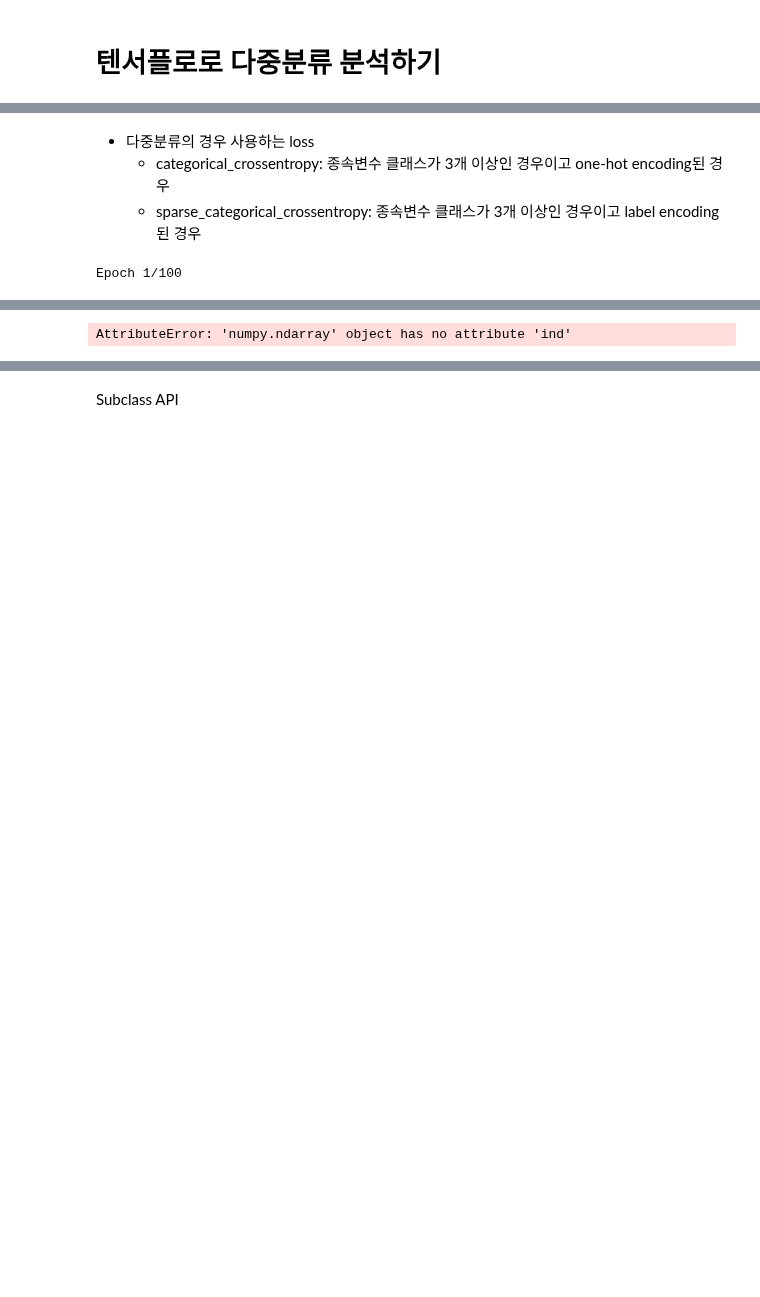
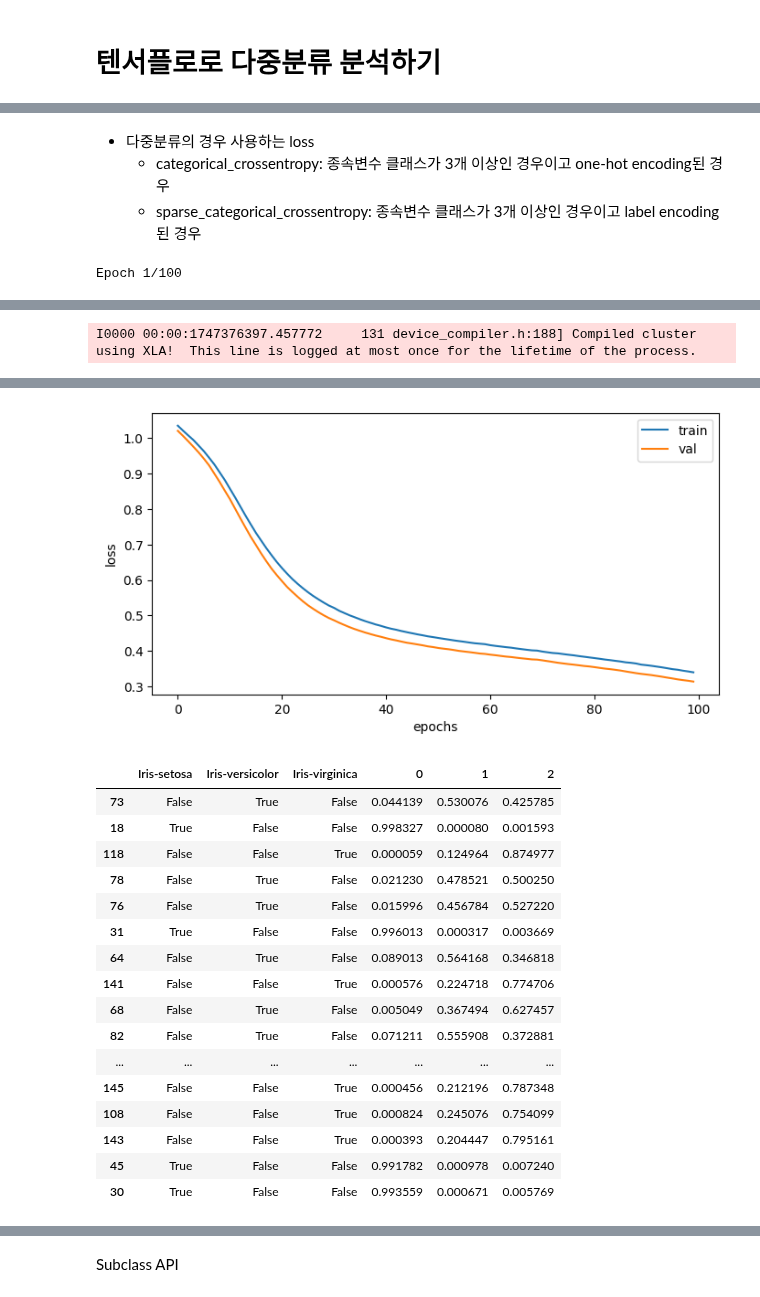
Before and after one commit to Peter-BoBo/fintech, a Jupyter notebook: 06deep_learning/03텐서플로우로_다중분류하기.ipynb, the cells around one changed output, grey strips where cells are left out. Drawn from its saved outputs; the diff is of its cells as text; code cells hidden in the pictures; blank space fills up the shorter version.

```diff
--- a/06deep_learning/03텐서플로우로_다중분류하기.ipynb
+++ b/06deep_learning/03텐서플로우로_다중분류하기.ipynb
@@ -112,9 +192,9 @@ from keras.layers import Dense, Input
 # %%
 model = Sequential()
-model.add(Input(shape=(mms_X_train.shape[1],)))
+model.add(Input(shape=(mms_X_train.shape[1], )))
 model.add(Dense(16, activation='relu'))
 model.add(Dense(8, activation='relu'))
 model.add(Dense(4, activation='relu'))
-model.add(Dense(1, activation='softmax'))
+model.add(Dense(3, activation="softmax"))
 model.summary()
 # %% [output]
@@ -136,21 +232,22 @@ Model: "sequential"
  Non-trainable params: 0 (0.00 B)
 # %% [markdown]
 * 다중분류의 경우 사용하는 loss
-    * categorical_crossentropy: 종속변수 클래스가 3개 이상인 경우이고 one-hot encoding된 경우
-    * sparse_categorical_crossentropy: 종속변수 클래스가 3개 이상인 경우이고 label encoding된 경우
+  * categorical_crossentropy: 종속변수 클래스가 3개 이상인 경우이고 one-hot encoding된 경우
+  * sparse_categorical_crossentropy: 종속변수 클래스가 3개 이상인 경우이고 label encoding 된 경우
 # %%
-model.compile(loss='sparse_categorical_crossentropy',
+model.compile(loss="categorical_crossentropy",
              optimizer='adam',
              metrics=['accuracy'])
-history = model.fit(mms_X_train, y_train, epochs=100, batch_size=16, validation_data=(mms_X_test, y_test))
+history = model.fit(mms_X_train, y_train, epochs=100, batch_size=16,
+                   validation_data=(mms_X_test, y_test))
 pred = model.predict(mms_X_test)
-pred = pd.DataFrame(pred, index=y_test.ind)
+pred = pd.DataFrame(pred, index=y_test.index)
 result = pd.concat([y_test, pred], axis=1)
 plt.figure(figsize=(8,4))
 plt.plot(history.history['loss'])
 plt.plot(history.history['val_loss'])
-plt.xlabel('epochs')
-plt.ylable('loss')
+plt.xlabel("epochs")
+plt.ylabel("loss")
 plt.legend(['train', 'val'])
 plt.show()
 result
@@ -177 +262 @@ Epoch 100/100
-AttributeError: 'numpy.ndarray' object has no attribute 'ind'
+I0000 00:00:1747376397.457772     131 device_compiler.h:188] Compiled cluster using XLA!  This line is logged at most once for the lifetime of the process.
@@ -177,0 +280,18 @@ AttributeError: 'numpy.ndarray' object has no attribute 'ind'
+[figure, added]
+|  | Iris-setosa | Iris-versicolor | Iris-virginica | 0 | 1 | 2 |
+| 73 | False | True | False | 0.044139 | 0.530076 | 0.425785 |
+| 18 | True | False | False | 0.998327 | 0.000080 | 0.001593 |
+| 118 | False | False | True | 0.000059 | 0.124964 | 0.874977 |
+| 78 | False | True | False | 0.021230 | 0.478521 | 0.500250 |
+| 76 | False | True | False | 0.015996 | 0.456784 | 0.527220 |
+| 31 | True | False | False | 0.996013 | 0.000317 | 0.003669 |
+| 64 | False | True | False | 0.089013 | 0.564168 | 0.346818 |
+| 141 | False | False | True | 0.000576 | 0.224718 | 0.774706 |
+| 68 | False | True | False | 0.005049 | 0.367494 | 0.627457 |
+| 82 | False | True | False | 0.071211 | 0.555908 | 0.372881 |
+| ... | ... | ... | ... | ... | ... | ... |
+| 145 | False | False | True | 0.000456 | 0.212196 | 0.787348 |
+| 108 | False | False | True | 0.000824 | 0.245076 | 0.754099 |
+| 143 | False | False | True | 0.000393 | 0.204447 | 0.795161 |
+| 45 | True | False | False | 0.991782 | 0.000978 | 0.007240 |
+| 30 | True | False | False | 0.993559 | 0.000671 | 0.005769 |
```
Also changed, not shown: parts of 23 cells of this notebook, 2 other files.
